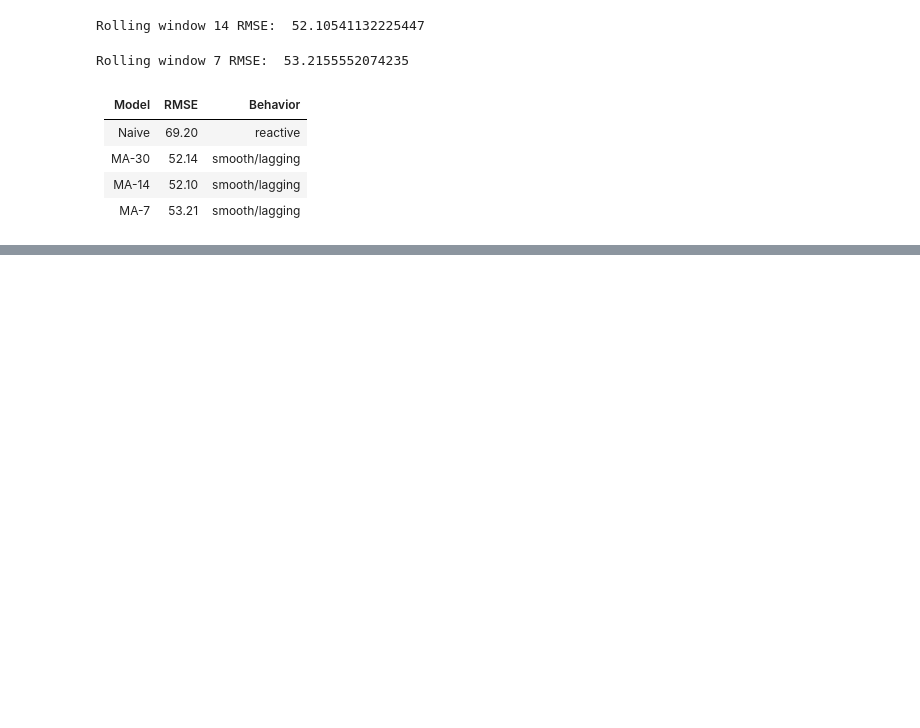
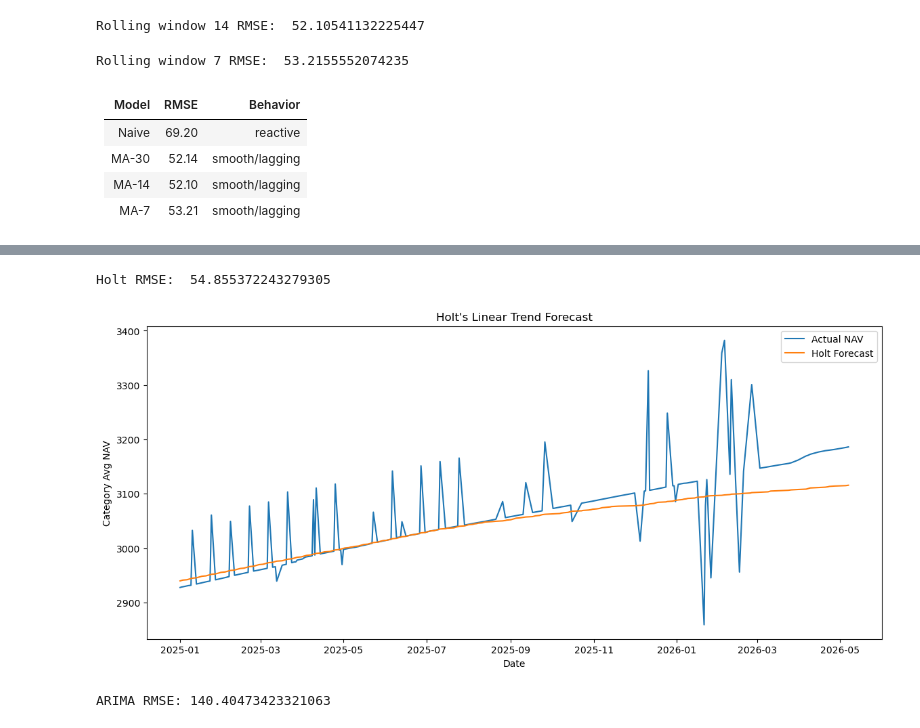
Before and after one commit to anucherlapally/TimeSeries, a Jupyter notebook: models.ipynb, the cells around one changed output, grey strips where cells are left out. Drawn from its saved outputs; the diff is of its cells as text; code cells hidden in the pictures; blank space fills up the shorter version.

```diff
--- a/models.ipynb
+++ b/models.ipynb
@@ -108,0 +161,67 @@ Rolling window 7 RMSE:  53.2155552074235
+# %%
+from statsmodels.tsa.holtwinters import Holt
+
+holt_model = Holt(
+    train_set['category_avg_nav']
+).fit()
+
+holt_forecast = holt_model.forecast(
+    len(test_set)
+)
+
+test_set['Holt Forecast'] = holt_forecast.values
+# %%
+holt_rmse = root_mean_squared_error(test_set['category_avg_nav'],
+                            test_set['Holt Forecast'])
+
+print("Holt RMSE: ", holt_rmse)
+# %% [output]
+Holt RMSE:  54.855372243279305
+# %%
+plt.figure(figsize=(14,6))
+
+plt.plot(
+    test_set['Date'],
+    test_set['category_avg_nav'],
+    label='Actual NAV'
+)
+
+plt.plot(
+    test_set['Date'],
+    test_set['Holt Forecast'],
+    label='Holt Forecast'
+)
+
+plt.title("Holt's Linear Trend Forecast")
+plt.xlabel('Date')
+plt.ylabel('Category Avg NAV')
+
+plt.legend()
+
+plt.show()
+# %% [output]
+[figure, added]
+# %%
+from statsmodels.tsa.arima.model import ARIMA
+
+arima_model = ARIMA(
+    train_set['category_avg_nav'],
+    order=(1,1,1)
+)
+
+arima_fit = arima_model.fit()
+
+arima_forecast = arima_fit.forecast(
+    steps=len(test_set)
+)
+
+test_set['ARIMA Forecast'] = arima_forecast.values
+
+rmse = root_mean_squared_error(
+    test_set['category_avg_nav'],
+    test_set['ARIMA Forecast']
+)
+
+print("ARIMA RMSE:", rmse)
+# %% [output]
+ARIMA RMSE: 140.40473423321063
```
Also changed, not shown: parts of 7 cells of this notebook.
